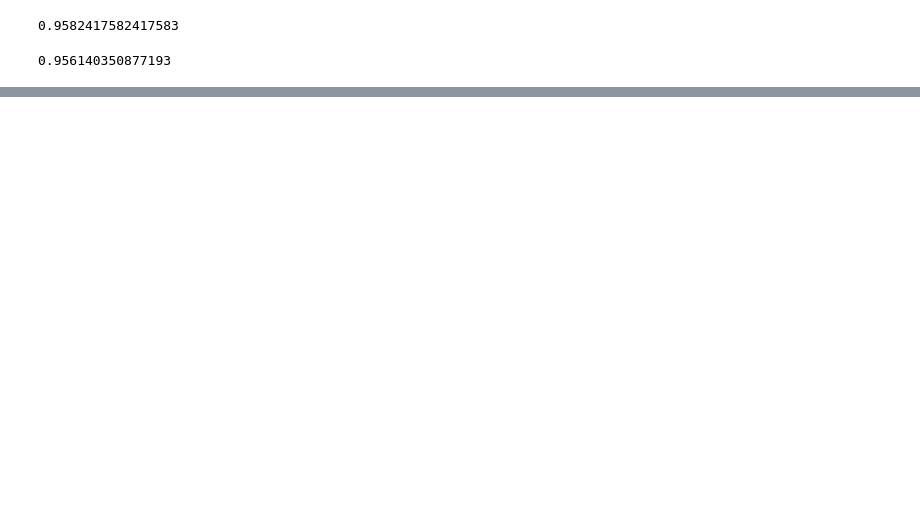
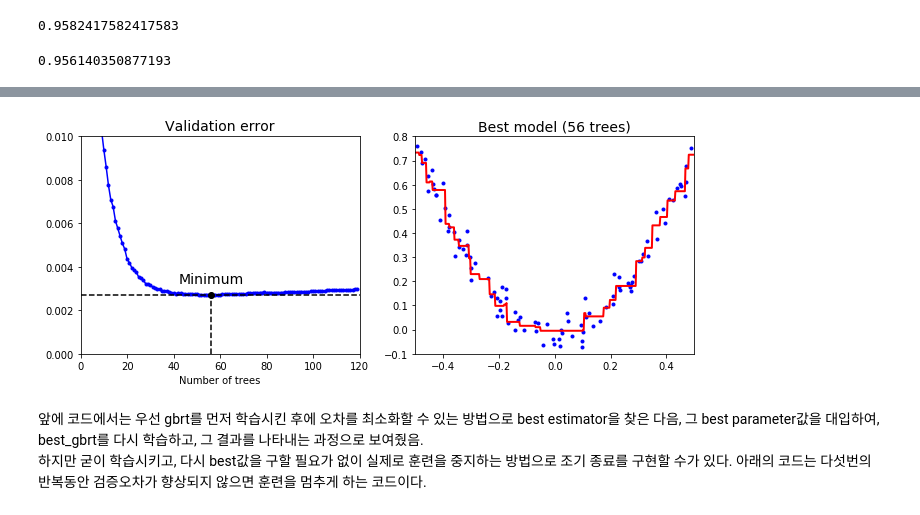
Before and after one commit to chunghyunhee/hands_on_ml_practice, a Jupyter notebook: chapter07. 앙상블학습과 랜덤포레스트/ch07. 앙상블학습과 랜덤포레스트.ipynb, the cells around one changed output, grey strips where cells are left out. Drawn from its saved outputs; the diff is of its cells as text; code cells hidden in the pictures; blank space fills up the shorter version.

```diff
--- a/chapter07. 앙상블학습과 랜덤포레스트/ch07. 앙상블학습과 랜덤포레스트.ipynb
+++ b/chapter07. 앙상블학습과 랜덤포레스트/ch07. 앙상블학습과 랜덤포레스트.ipynb
@@ -171,0 +328,6 @@ accuracy_score(y_test, y_pred)
+# %%
+#GRBT모델의 학습
+from sklearn.ensemble import GradientBoostingRegressor
+
+gbrt=GradientBoostingRegressor(max_depth=2, n_estimators=3, learning_rate=1.0)
+gbrt.fit(X,y) #학습
@@ -171,0 +396,18 @@ accuracy_score(y_test, y_pred)
+# %%
+import pandas as pd
+from sklearn.model_selection import train_test_split
+from sklearn.metrics import mean_squared_error
+
+X_train,X_val, y_train, y_val=train_test_split(X,y, random_state=49)
+
+#gbrt학습
+gbrt=GradientBoostingRegressor(max_depth=2, n_estimators=120, random_state=42)
+gbrt.fit(X_train, y_train)
+
+#오차
+errors=[mean_squared_error(y_val, y_pred)
+        for y_pred in gbrt.staged_predict(X_val)]
+bst_n_estimators=np.argmin(errors)+1 #오차를 최소화 하는 트리값
+
+gbrt_best=GradientBoostingRegressor(max_depth=2, n_estimators=bst_n_estimators, random_state=42)
+gbrt_best.fit(X_train, y_train)
@@ -171,0 +424,26 @@ accuracy_score(y_test, y_pred)
+# %%
+min_error=np.min(errors) #오차의 최소화
+# %%
+#오차를 최소화하는 최적의 estimator(트리의 수) 확인
+plt.figure(figsize=(11, 4))
+
+plt.subplot(121)
+plt.plot(errors, "b.-")
+plt.plot([bst_n_estimators, bst_n_estimators], [0, min_error], "k--")
+plt.plot([0, 120], [min_error, min_error], "k--")
+plt.plot(bst_n_estimators, min_error, "ko")
+plt.text(bst_n_estimators, min_error*1.2, "Minimum", ha="center", fontsize=14)
+plt.axis([0, 120, 0, 0.01])
+plt.xlabel("Number of trees")
+plt.title("Validation error", fontsize=14)
+
+plt.subplot(122)
+plot_predictions([gbrt_best], X, y, axes=[-0.5, 0.5, -0.1, 0.8])
+plt.title("Best model (%d trees)" % bst_n_estimators, fontsize=14)
+
+plt.show()
+# %% [output]
+[figure, added]
+# %% [markdown]
+앞에 코드에서는 우선 gbrt를 먼저 학습시킨 후에 오차를 최소화할 수 있는 방법으로 best estimator을 찾은 다음, 그 best parameter값을 대입하여, best_gbrt를 다시 학습하고, 그 결과를 나타내는 과정으로 보여줬음. <br>
+하지만 굳이 학습시키고, 다시 best값을 구할 필요가 없이 실제로 훈련을 중지하는 방법으로 조기 종료를 구현할 수가 있다. 아래의 코드는 다섯번의 반복동안 검증오차가 향상되지 않으면 훈련을 멈추게 하는 코드이다.
```
Also changed, not shown: parts of 30 cells of this notebook, 1 other file.
